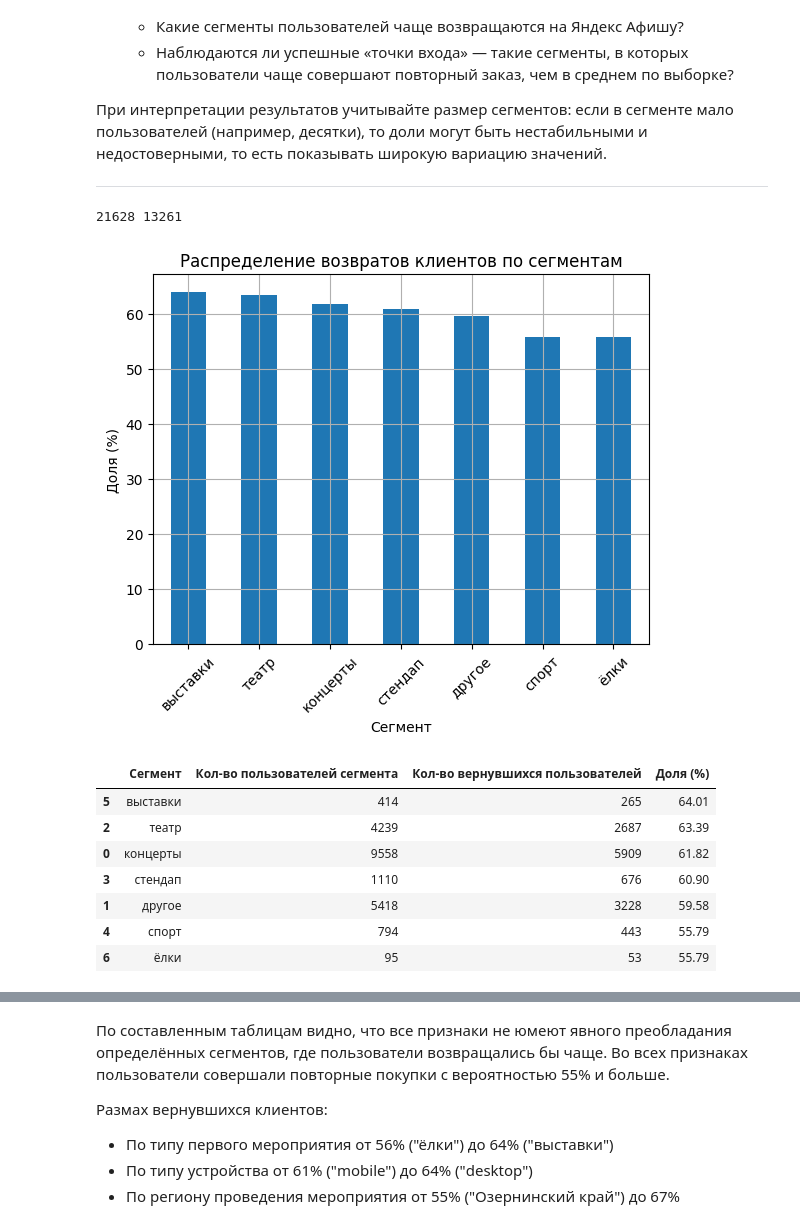
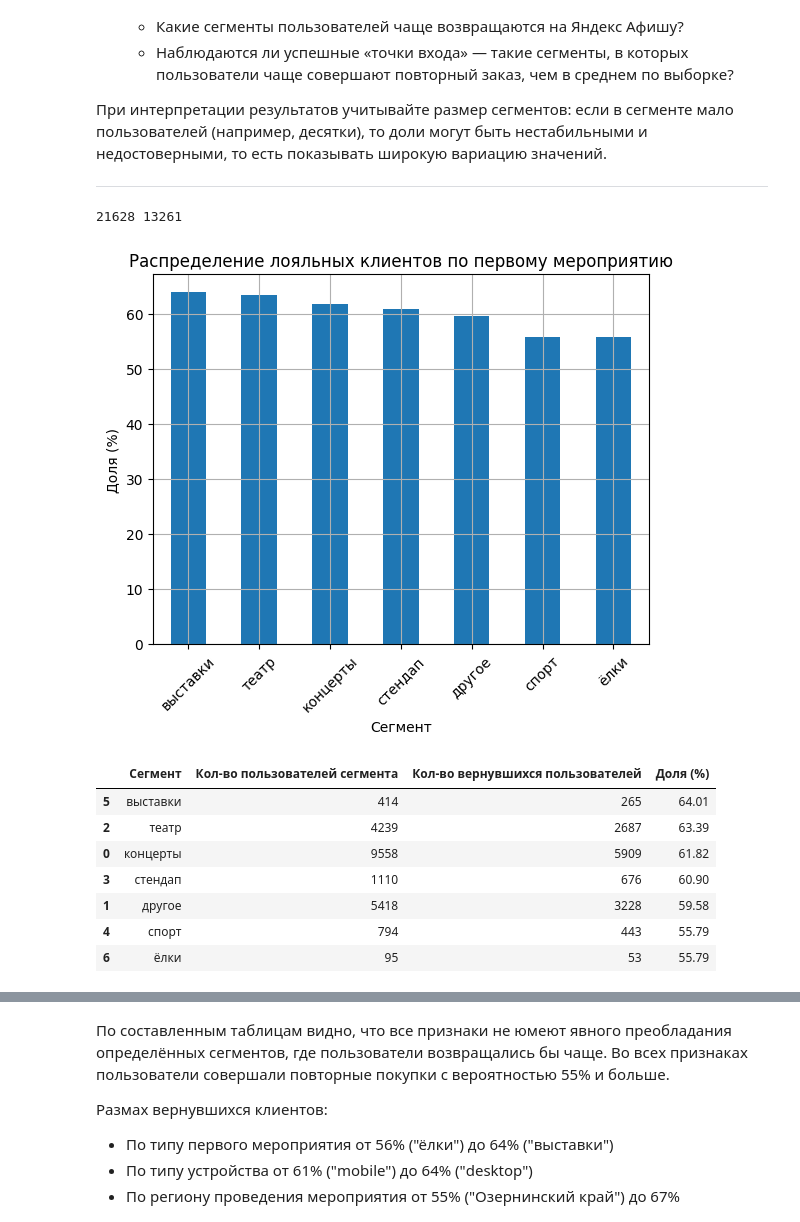
Before and after one commit to KatsayArtemDev/yandex-afisha-user-loyalty, a Jupyter notebook: notebooks/katsay.ipynb, the cells around one changed output, grey strips where cells are left out. Saved outputs shown, nothing was run; the diff lists cells and outputs as text; code cells hidden in the pictures.

```diff
--- a/notebooks/katsay.ipynb
+++ b/notebooks/katsay.ipynb
@@ -691,7 +691,7 @@ show_top_segments('first_order_service')
 
 ---
 # %%
-def show_top_segments_for_loyalty(sign: str) -> pd.DataFrame:
+def show_top_segments_for_loyalty(sign: str, title: str) -> pd.DataFrame:
     print(len(profile_df[sign]), len(profile_df[profile_df['is_two']][sign]))
 
     segment_counts = profile_df[sign].value_counts()
@@ -713,7 +713,7 @@ def show_top_segments_for_loyalty(sign: str) -> pd.DataFrame:
         kind='bar',
         rot=45,
         grid=True,
-        title='Распределение возвратов клиентов по сегментам',
+        title=title,
         ylabel='Доля (%)',
         xlabel='Сегмент',
         legend=False,
@@ -723,10 +723,10 @@ def show_top_segments_for_loyalty(sign: str) -> pd.DataFrame:
 
     return result.style.format({'Доля (%)': '{:.2f}'}).background_gradient()
 # %%
-show_top_segments_for_loyalty('first_order_event')
+show_top_segments_for_loyalty('first_order_event', 'Распределение лояльных клиентов по первому мероприятию')
 # %% [output]
 21628 13261
-[figure, old version]
+[figure, new version]
 |  | Сегмент | Кол-во пользователей сегмента | Кол-во вернувшихся пользователей | Доля (%) |
 | 5 | выставки | 414 | 265 | 64.01 |
 | 2 | театр | 4239 | 2687 | 63.39 |
```
Also changed, not shown: parts of 7 cells of this notebook.
